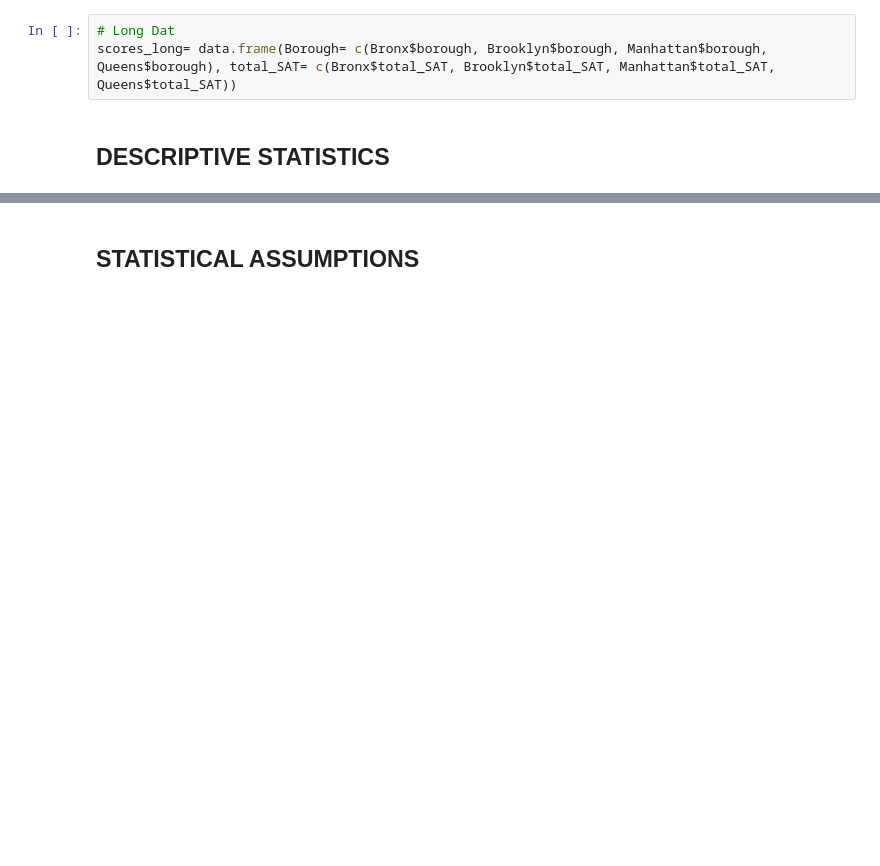
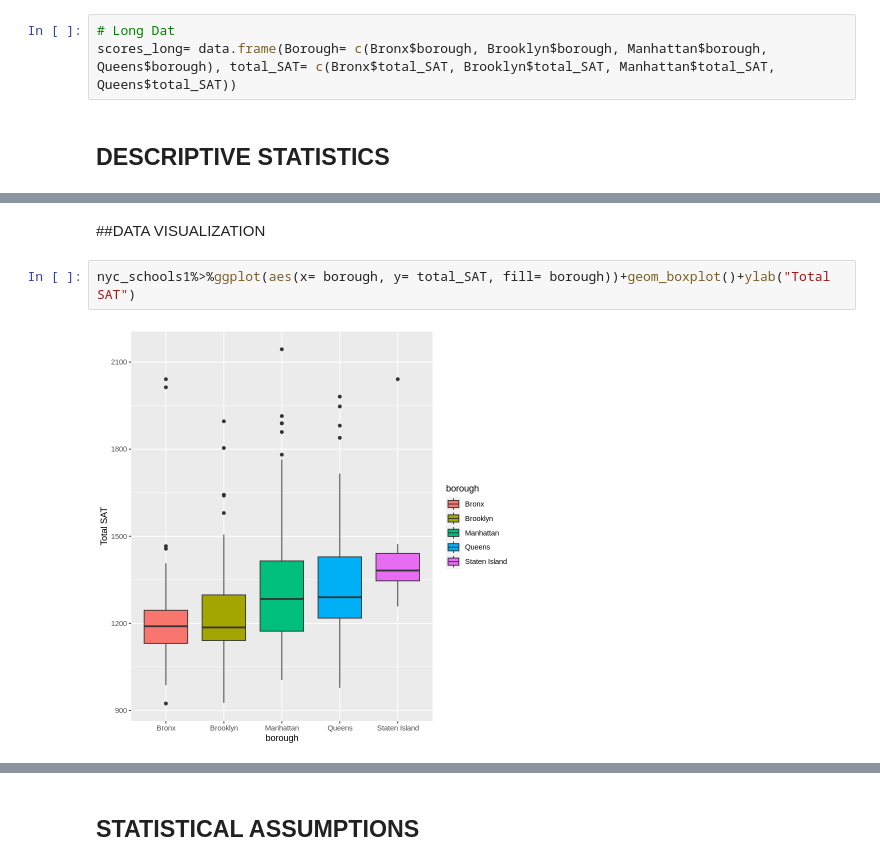
Before and after one commit to cann-emma/R, a Jupyter notebook: ANOVA_SAT_Score_by_NYCBorough.ipynb, the cells around one changed output, grey strips where cells are left out. Drawn from its saved outputs; the diff is of its cells as text; blank space fills up the shorter version.

```diff
--- a/ANOVA_SAT_Score_by_NYCBorough.ipynb
+++ b/ANOVA_SAT_Score_by_NYCBorough.ipynb
@@ -198,0 +164,6 @@ A psych: 8 × 13
+# %% [markdown]
+##DATA VISUALIZATION
+# %%
+nyc_schools1%>%ggplot(aes(x= borough, y= total_SAT, fill= borough))+geom_boxplot()+ylab("Total SAT")
+# %% [output]
+[figure, added]
```
Also changed, not shown: parts of 65 cells of this notebook.
